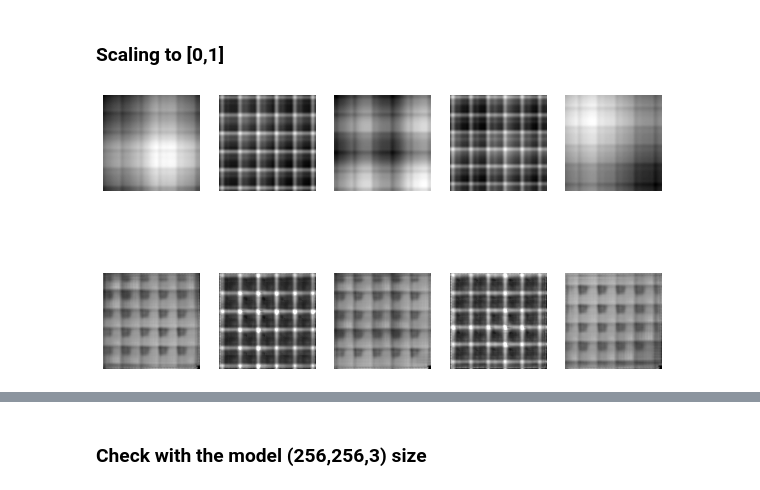
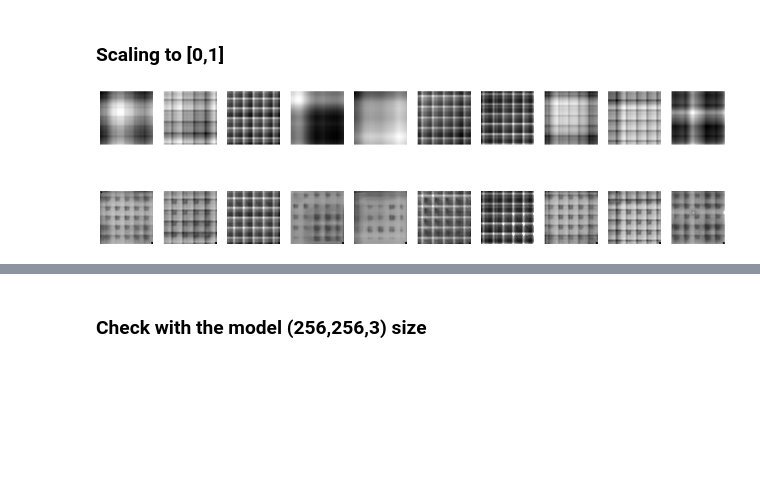
Before and after one commit to LongNguyen1984/GANLearning, a Jupyter notebook: CycleGAN_restNet4.ipynb, the cells around one changed output, grey strips where cells are left out. Saved outputs shown, nothing was run; the diff lists cells and outputs as text; code cells hidden in the pictures; blank space fills up the shorter version.

```diff
--- a/CycleGAN_restNet4.ipynb
+++ b/CycleGAN_restNet4.ipynb
@@ -1345,7 +1346,7 @@ def update_image_pool(pool, images, max_size=50):
 			selected.append(pool[ix])
 			pool[ix] = image
 	return asarray(selected)
-
+times = 9
 # train cyclegan models
 def train(d_model_A, d_model_B, g_model_AtoB, g_model_BtoA, c_model_AtoB, c_model_BtoA, dataset):
 	# define properties of the training run
@@ -1387,13 +1388,13 @@ def train(d_model_A, d_model_B, g_model_AtoB, g_model_BtoA, c_model_AtoB, c_mode
 		# evaluate the model performance every so often
 		if (i+1) % (n_steps) == 0:
 			# plot A->B translation
-			summarize_performance(8, g_model_AtoB, trainA, 'AtoB')
+			summarize_performance(times, g_model_AtoB, trainA, 'AtoB')
 			# plot B->A translation
-			summarize_performance(8, g_model_BtoA, trainB, 'BtoA')
+			summarize_performance(times, g_model_BtoA, trainB, 'BtoA')
 		if (i+1) % (n_steps) == 0:#bat_per_epo * 1
 			# save the models
-			save_models(i, g_model_AtoB, g_model_BtoA)
-			save_models1(i, d_model_A, d_model_B)
+			save_models(times, g_model_AtoB, g_model_BtoA)
+			save_models1(times, d_model_A, d_model_B)
 	 	# Copy to Drive:
 # %% [markdown]
 ### Generate Model for the First time
@@ -1482,7 +1483,7 @@ ________________________________________________________________________________
 # New Section
 # %%
 import tensorflow as tf
-step = 7
+step = 8
 filename1 = 'g_model_AtoB_%06d.h5' % (step+1)
 filename2 = 'g_model_BtoA_%06d.h5' % (step+1)
 filename3 = 'd_model_A_%06d.h5' % (step+1)
@@ -1608,7 +1598,7 @@ def generate_fake_samples(g_model, dataset, patch_shape):
 ### Scaling to [0,1]
 # %%
 # Generate Two Datasets
-n_samples = 5
+n_samples = 10
 X_in, _ = generate_real_samples(dataA, n_samples, 0)
 X_out, _ = generate_fake_samples(g_model_AtoB, X_in, 0)
 # Scaling from [-1,1]  to [0, 1]
@@ -1623,18 +1613,18 @@ X_out = (X_out + 1) / 2.0
 # %%
 import matplotlib.pyplot as plt
 
-plt.figure(figsize=(10, 6))
+plt.figure(figsize=(20, 6))
 for i in range(n_samples):
 		pyplot.subplot(2, n_samples, 1 + i)
 		pyplot.axis('off')
 		pyplot.imshow(X_in[i,:,:,0], cmap='gray')
 	# plot translated image
 for i in range(n_samples):
 		pyplot.subplot(2, n_samples, 1 + n_samples + i)
 		pyplot.axis('off')
 		pyplot.imshow(X_out[i,:,:,0], cmap='gray')
 # %% [output]
-[figure, old version]
+[figure, new version]
 # %%
 #for i in range(n_samples):
 # imgI = X_in[:,:,:,0]
```
Also changed, not shown: parts of 10 cells of this notebook.
